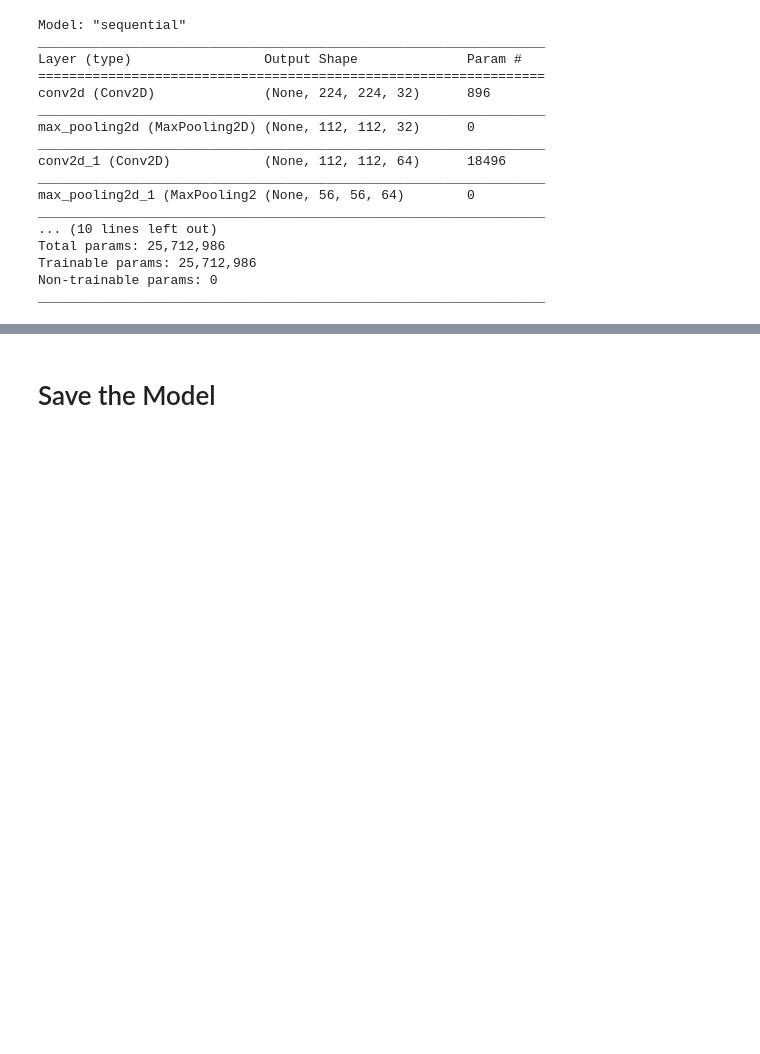
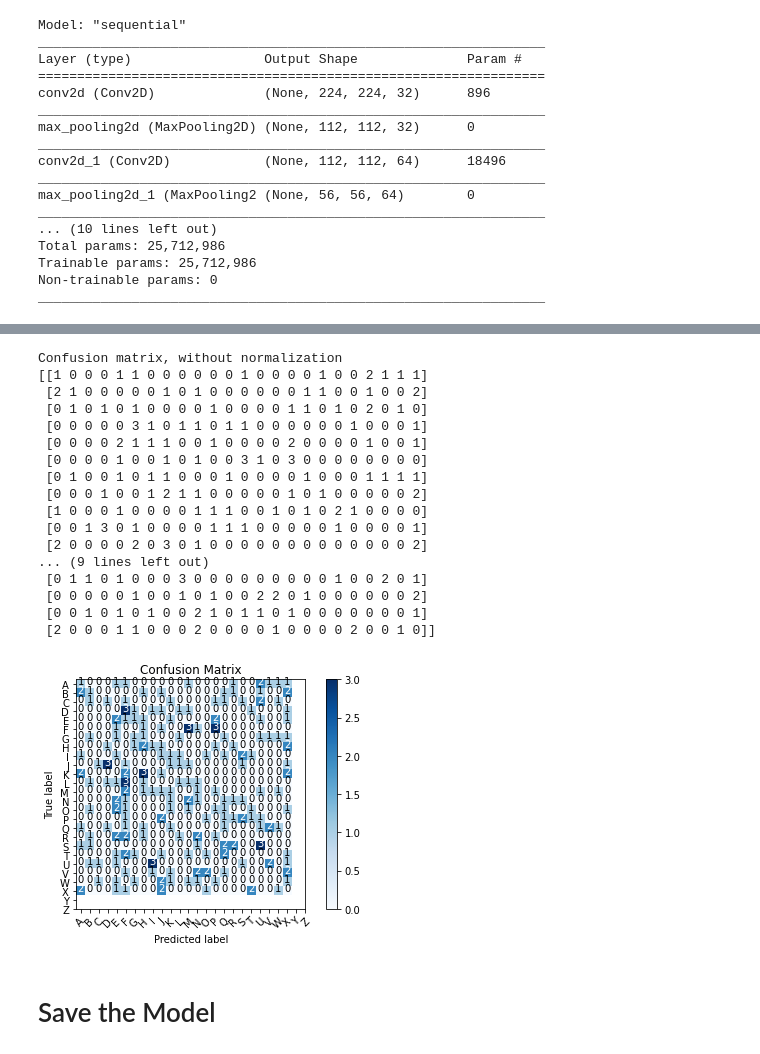
Before and after one commit to Lorddickenstein/FSLRwithNLP, a Jupyter notebook: Application/CNN_Model_Experiment1_Letters.ipynb, the cells around one changed output, grey strips where cells are left out. Saved outputs shown, nothing was run; the diff lists cells and outputs as text; code cells hidden in the pictures; blank space fills up the shorter version.

```diff
--- a/Application/CNN_Model_Experiment1_Letters.ipynb
+++ b/Application/CNN_Model_Experiment1_Letters.ipynb
@@ -256,0 +264,5 @@ Epoch 7/20
+# %%
+predictions = model.predict(x=test_batches, verbose=0)
+# %%
+# Setup the confusion matrix
+cm = confusion_matrix(y_true=test_batches.classes, y_pred=np.argmax(predictions, axis=-1))
@@ -257,3 +289,59 @@ Epoch 7/20
+# %%
+def plot_confusion_matrix(cm, classes,
+                        normalize=False,
+                        title='Confusion matrix',
+                        cmap=plt.cm.Blues):
+    """
+    This function prints and plots the confusion matrix.
+    Normalization can be applied by setting `normalize=True`.
+    """
+    plt.imshow(cm, interpolation='nearest', cmap=cmap)
+    plt.title(title)
+    plt.colorbar()
+    tick_marks = np.arange(len(classes))
+    plt.xticks(tick_marks, classes, rotation=45)
+    plt.yticks(tick_marks, classes)
+
+    if normalize:
+        cm = cm.astype('float') / cm.sum(axis=1)[:, np.newaxis]
+        print("Normalized confusion matrix")
+    else:
+        print('Confusion matrix, without normalization')
+
+    print(cm)
+
+    thresh = cm.max() / 2.
+    for i, j in itertools.product(range(cm.shape[0]), range(cm.shape[1])):
+        plt.text(j, i, cm[i, j],
+            horizontalalignment="center",
+            color="white" if cm[i, j] > thresh else "black")
+
+    plt.tight_layout()
+    plt.ylabel('True label')
+    plt.xlabel('Predicted label')
+# %%
+# Plot the confusion matrix
+cm_plot_labels = letters
+plot_confusion_matrix(cm=cm, classes=cm_plot_labels, title='Confusion Matrix')
+# %% [output]
+Confusion matrix, without normalization
+[[1 0 0 0 1 1 0 0 0 0 0 0 1 0 0 0 0 1 0 0 2 1 1 1]
+ [2 1 0 0 0 0 0 1 0 1 0 0 0 0 0 0 1 1 0 0 1 0 0 2]
+ [0 1 0 1 0 1 0 0 0 0 1 0 0 0 0 1 1 0 1 0 2 0 1 0]
+ [0 0 0 0 0 3 1 0 1 1 0 1 1 0 0 0 0 0 0 1 0 0 0 1]
+ [0 0 0 0 2 1 1 1 0 0 1 0 0 0 0 2 0 0 0 0 1 0 0 1]
+ [0 0 0 0 1 0 0 1 0 1 0 0 3 1 0 3 0 0 0 0 0 0 0 0]
+ [0 1 0 0 1 0 1 1 0 0 0 1 0 0 0 0 1 0 0 0 1 1 1 1]
+ [0 0 0 1 0 0 1 2 1 1 0 0 0 0 0 1 0 1 0 0 0 0 0 2]
+ [1 0 0 0 1 0 0 0 0 1 1 1 0 0 1 0 1 0 2 1 0 0 0 0]
+ [0 0 1 3 0 1 0 0 0 0 1 1 1 0 0 0 0 0 1 0 0 0 0 1]
+ [2 0 0 0 0 2 0 3 0 1 0 0 0 0 0 0 0 0 0 0 0 0 0 2]
+... (9 lines left out)
+ [0 1 1 0 1 0 0 0 3 0 0 0 0 0 0 0 0 0 1 0 0 2 0 1]
+ [0 0 0 0 0 1 0 0 1 0 1 0 0 2 2 0 1 0 0 0 0 0 0 2]
+ [0 0 1 0 1 0 1 0 0 2 1 0 1 1 0 1 0 0 0 0 0 0 0 1]
+ [2 0 0 0 1 1 0 0 0 2 0 0 0 0 1 0 0 0 0 2 0 0 1 0]]
+[figure, added]
 # %% [markdown]
 # Save the Model
 # %%
```
Also changed, not shown: parts of 4 cells of this notebook.
